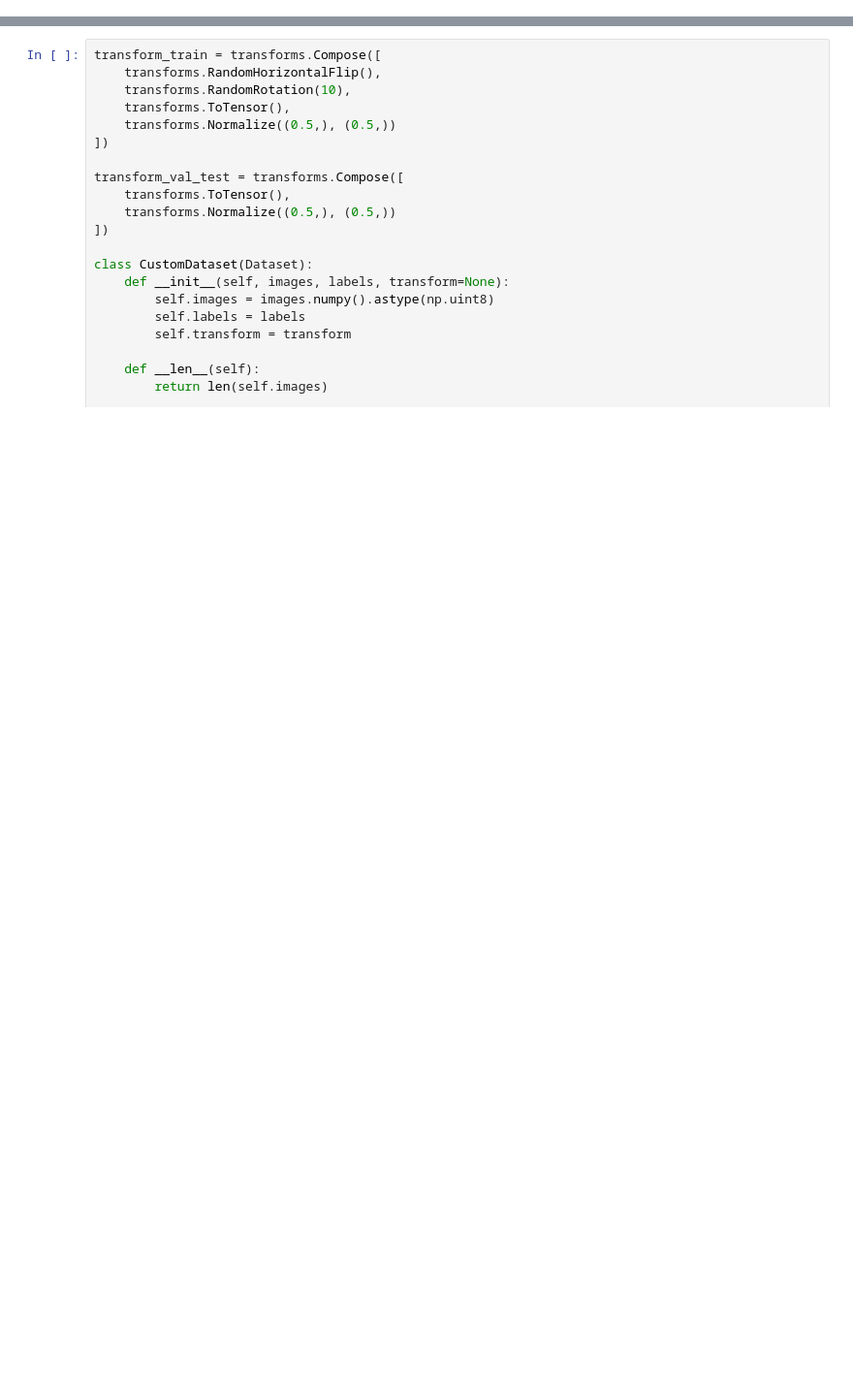
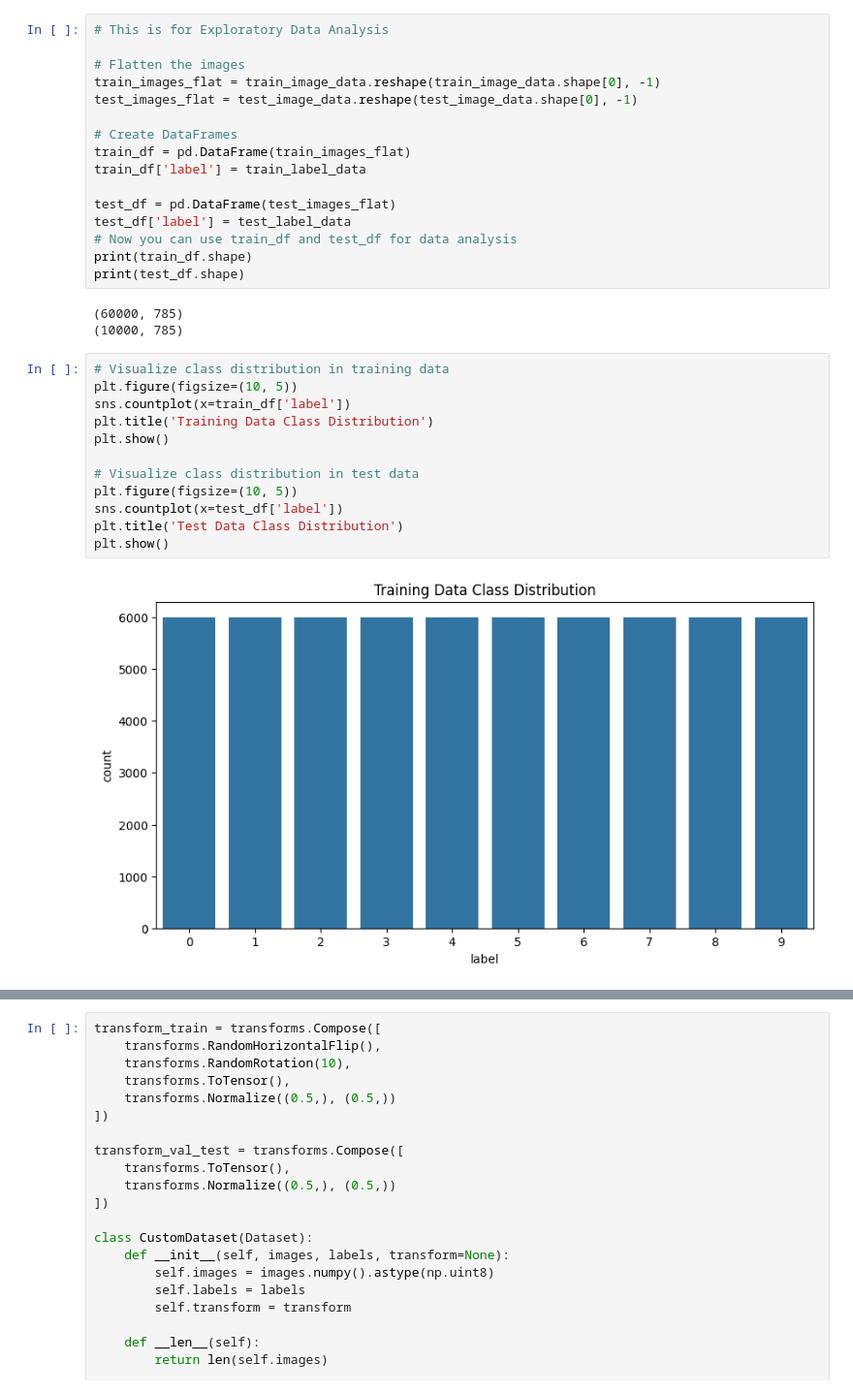
Before and after one commit to ashwin-k22/ecen758-g11, a Jupyter notebook: model_training.ipynb, the cells around one changed output, grey strips where cells are left out. Shown at 97% size. Saved outputs shown, nothing was run; the diff lists cells and outputs as text; blank space fills up the shorter version.

```diff
--- a/model_training.ipynb
+++ b/model_training.ipynb
@@ -45,0 +74,33 @@ train_images, val_images, train_labels, val_labels = train_test_split(
+# %%
+# This is for Exploratory Data Analysis
+
+# Flatten the images
+train_images_flat = train_image_data.reshape(train_image_data.shape[0], -1)
+test_images_flat = test_image_data.reshape(test_image_data.shape[0], -1)
+
+# Create DataFrames
+train_df = pd.DataFrame(train_images_flat)
+train_df['label'] = train_label_data
+
+test_df = pd.DataFrame(test_images_flat)
+test_df['label'] = test_label_data
+# Now you can use train_df and test_df for data analysis
+print(train_df.shape)
+print(test_df.shape)
+# %% [output]
+(60000, 785)
+(10000, 785)
+# %%
+# Visualize class distribution in training data
+plt.figure(figsize=(10, 5))
+sns.countplot(x=train_df['label'])
+plt.title('Training Data Class Distribution')
+plt.show()
+
+# Visualize class distribution in test data
+plt.figure(figsize=(10, 5))
+sns.countplot(x=test_df['label'])
+plt.title('Test Data Class Distribution')
+plt.show()
+# %% [output]
+[figure, added]
```
Also changed, not shown: parts of 18 cells of this notebook.
